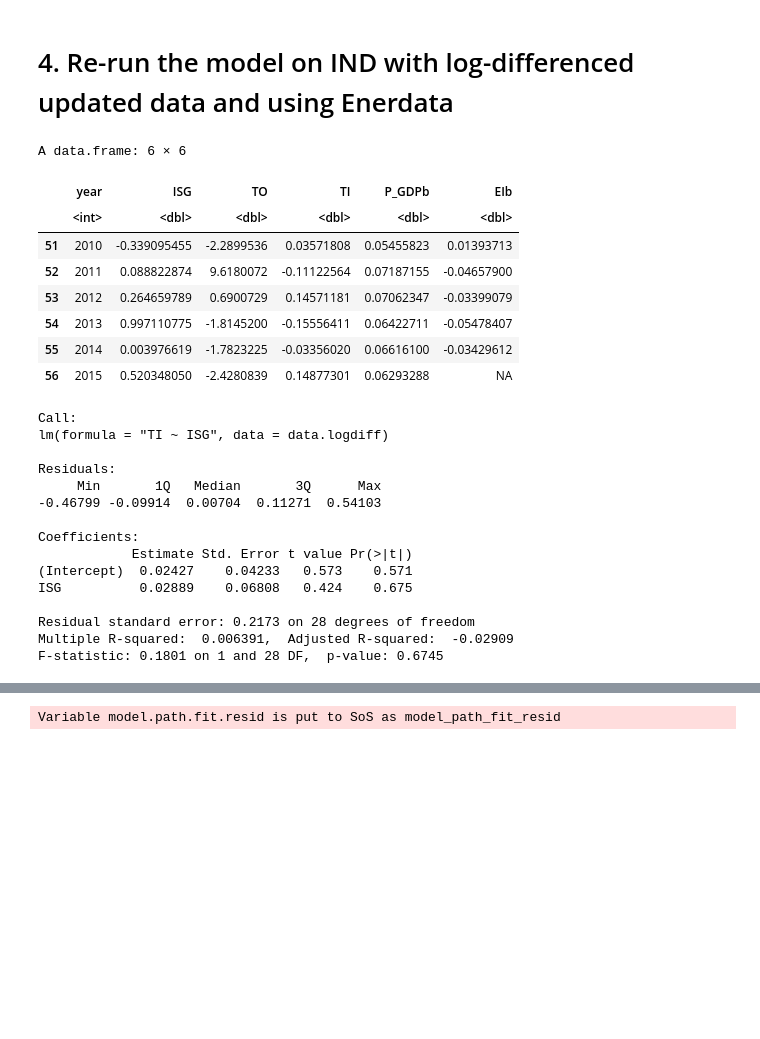
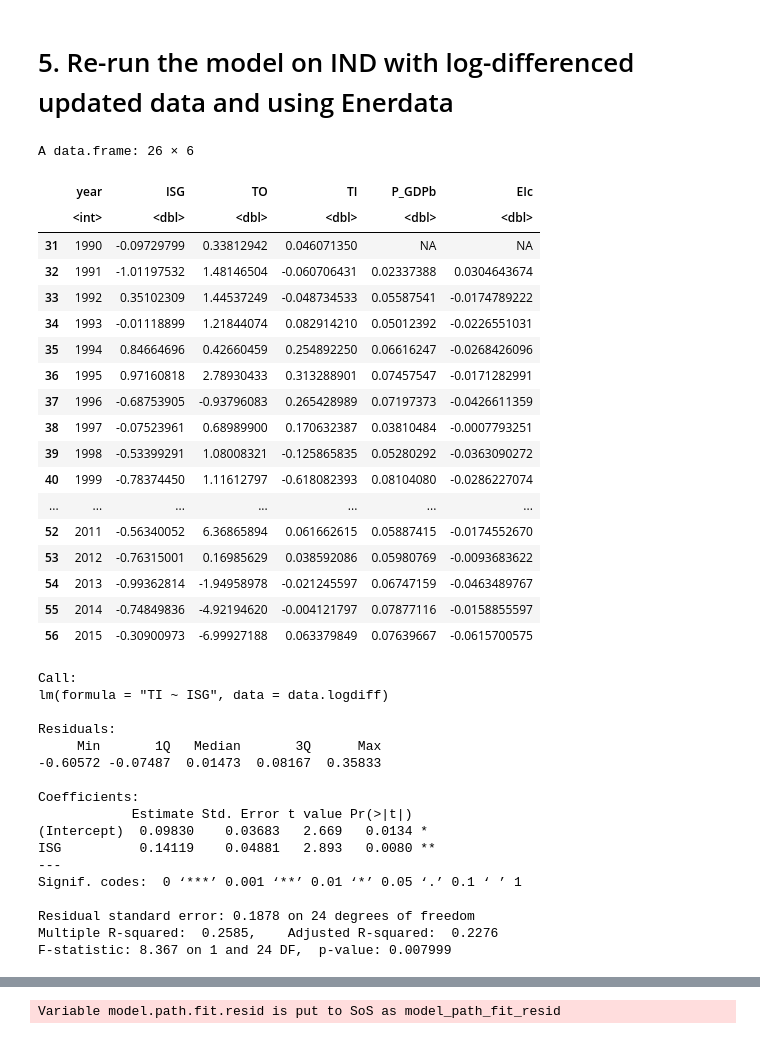
Before and after one commit to drakesiard/em-2020, a Jupyter notebook: analysis/5_logdiff_IND_model.ipynb, the cells around one changed output, grey strips where cells are left out. Saved outputs shown, nothing was run; the diff lists cells and outputs as text; code cells hidden in the pictures; blank space fills up the shorter version.

```diff
--- a/analysis/5_logdiff_IND_model.ipynb
+++ b/analysis/5_logdiff_IND_model.ipynb
@@ -1,5 +1,5 @@
 # %% [markdown]
-# 4. Re-run the model on IND with log-differenced updated data and using Enerdata
+# 5. Re-run the model on IND with log-differenced updated data and using Enerdata
 # %%
 from IPython.display import display, HTML
 import matplotlib as mpl
@@ -34,28 +34,38 @@ library(tseries)
 # %%
 %get data_dir --from em-2020
 cols <- c('year', 'ISG', 'TO', 'TI', 'P_GDPb', 'EIc')
 data.raw <- read.csv(file.path(data_dir, 'WB_IND_current.csv'))[cols]
 
 log_cols <- c('EIc', 'P_GDPb', 'TI')
 data.log <- copy(data.raw)
 data.log[log_cols] <- log(data.raw[log_cols])
 data.logdiff <- cbind(data.raw[-1,'year', drop=FALSE], diff(as.matrix(subset(data.log, select=-year))))
 
-data <- subset(data.raw, year >= 1986 & year <= 2015)
-data.log <- subset(data.log, year >= 1986 & year <= 2015)
-data.logdiff <- subset(data.logdiff, year >= 1986 & year <= 2015)
+data <- subset(data.raw, year >= 1990 & year <= 2015)
+data.log <- subset(data.log, year >= 1990 & year <= 2015)
+data.logdiff <- subset(data.logdiff, year >= 1990 & year <= 2015)
 
-tail(data.logdiff)
+data.logdiff
 # %% [output]
-A data.frame: 6 × 6
+A data.frame: 26 × 6
-|  | year | ISG | TO | TI | P_GDPb | EIb |
+|  | year | ISG | TO | TI | P_GDPb | EIc |
 |  | <int> | <dbl> | <dbl> | <dbl> | <dbl> | <dbl> |
-| 51 | 2010 | -0.339095455 | -2.2899536 | 0.03571808 | 0.05455823 | 0.01393713 |
-| 52 | 2011 | 0.088822874 | 9.6180072 | -0.11122564 | 0.07187155 | -0.04657900 |
-| 53 | 2012 | 0.264659789 | 0.6900729 | 0.14571181 | 0.07062347 | -0.03399079 |
-| 54 | 2013 | 0.997110775 | -1.8145200 | -0.15556411 | 0.06422711 | -0.05478407 |
-| 55 | 2014 | 0.003976619 | -1.7823225 | -0.03356020 | 0.06616100 | -0.03429612 |
-| 56 | 2015 | 0.520348050 | -2.4280839 | 0.14877301 | 0.06293288 | NA |
+| 31 | 1990 | -0.09729799 | 0.33812942 | 0.046071350 | NA | NA |
+| 32 | 1991 | -1.01197532 | 1.48146504 | -0.060706431 | 0.02337388 | 0.0304643674 |
+| 33 | 1992 | 0.35102309 | 1.44537249 | -0.048734533 | 0.05587541 | -0.0174789222 |
+| 34 | 1993 | -0.01118899 | 1.21844074 | 0.082914210 | 0.05012392 | -0.0226551031 |
+| 35 | 1994 | 0.84664696 | 0.42660459 | 0.254892250 | 0.06616247 | -0.0268426096 |
+| 36 | 1995 | 0.97160818 | 2.78930433 | 0.313288901 | 0.07457547 | -0.0171282991 |
+| 37 | 1996 | -0.68753905 | -0.93796083 | 0.265428989 | 0.07197373 | -0.0426611359 |
+| 38 | 1997 | -0.07523961 | 0.68989900 | 0.170632387 | 0.03810484 | -0.0007793251 |
+| 39 | 1998 | -0.53399291 | 1.08008321 | -0.125865835 | 0.05280292 | -0.0363090272 |
+| 40 | 1999 | -0.78374450 | 1.11612797 | -0.618082393 | 0.08104080 | -0.0286227074 |
+| ... | ... | ... | ... | ... | ... | ... |
+| 52 | 2011 | -0.56340052 | 6.36865894 | 0.061662615 | 0.05887415 | -0.0174552670 |
+| 53 | 2012 | -0.76315001 | 0.16985629 | 0.038592086 | 0.05980769 | -0.0093683622 |
+| 54 | 2013 | -0.99362814 | -1.94958978 | -0.021245597 | 0.06747159 | -0.0463489767 |
+| 55 | 2014 | -0.74849836 | -4.92194620 | -0.004121797 | 0.07877116 | -0.0158855597 |
+| 56 | 2015 | -0.30900973 | -6.99927188 | 0.063379849 | 0.07639667 | -0.0615700575 |
 # %%
 summary(lm('TI ~ ISG', data=data.logdiff))
 # %% [output]
@@ -64,16 +74,18 @@ lm(formula = "TI ~ ISG", data = data.logdiff)
 
 Residuals:
      Min       1Q   Median       3Q      Max
--0.46799 -0.09914  0.00704  0.11271  0.54103
+-0.60572 -0.07487  0.01473  0.08167  0.35833
 
 Coefficients:
             Estimate Std. Error t value Pr(>|t|)
-(Intercept)  0.02427    0.04233   0.573    0.571
-ISG          0.02889    0.06808   0.424    0.675
+(Intercept)  0.09830    0.03683   2.669   0.0134 *
+ISG          0.14119    0.04881   2.893   0.0080 **
+---
+Signif. codes:  0 ‘***’ 0.001 ‘**’ 0.01 ‘*’ 0.05 ‘.’ 0.1 ‘ ’ 1
 
-Residual standard error: 0.2173 on 28 degrees of freedom
-Multiple R-squared:  0.006391,  Adjusted R-squared:  -0.02909
-F-statistic: 0.1801 on 1 and 28 DF,  p-value: 0.6745
+Residual standard error: 0.1878 on 24 degrees of freedom
+Multiple R-squared:  0.2585,    Adjusted R-squared:  0.2276
+F-statistic: 8.367 on 1 and 24 DF,  p-value: 0.007999
 # %%
 summary(lm('P_GDPb ~ TO', data=data.logdiff))
 # %% [output]
```
Also changed, not shown: parts of 10 cells of this notebook, 3 other files.
